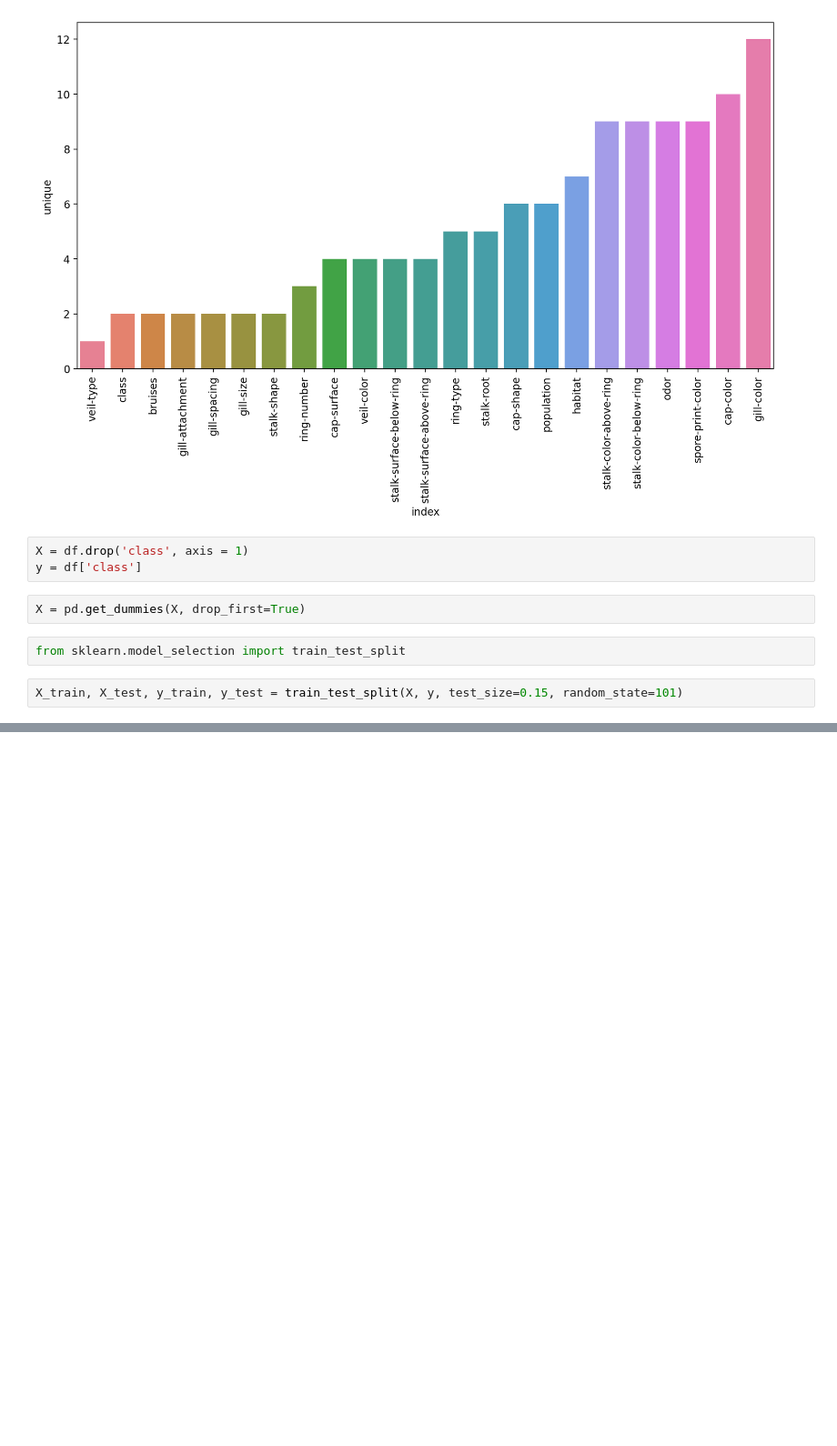
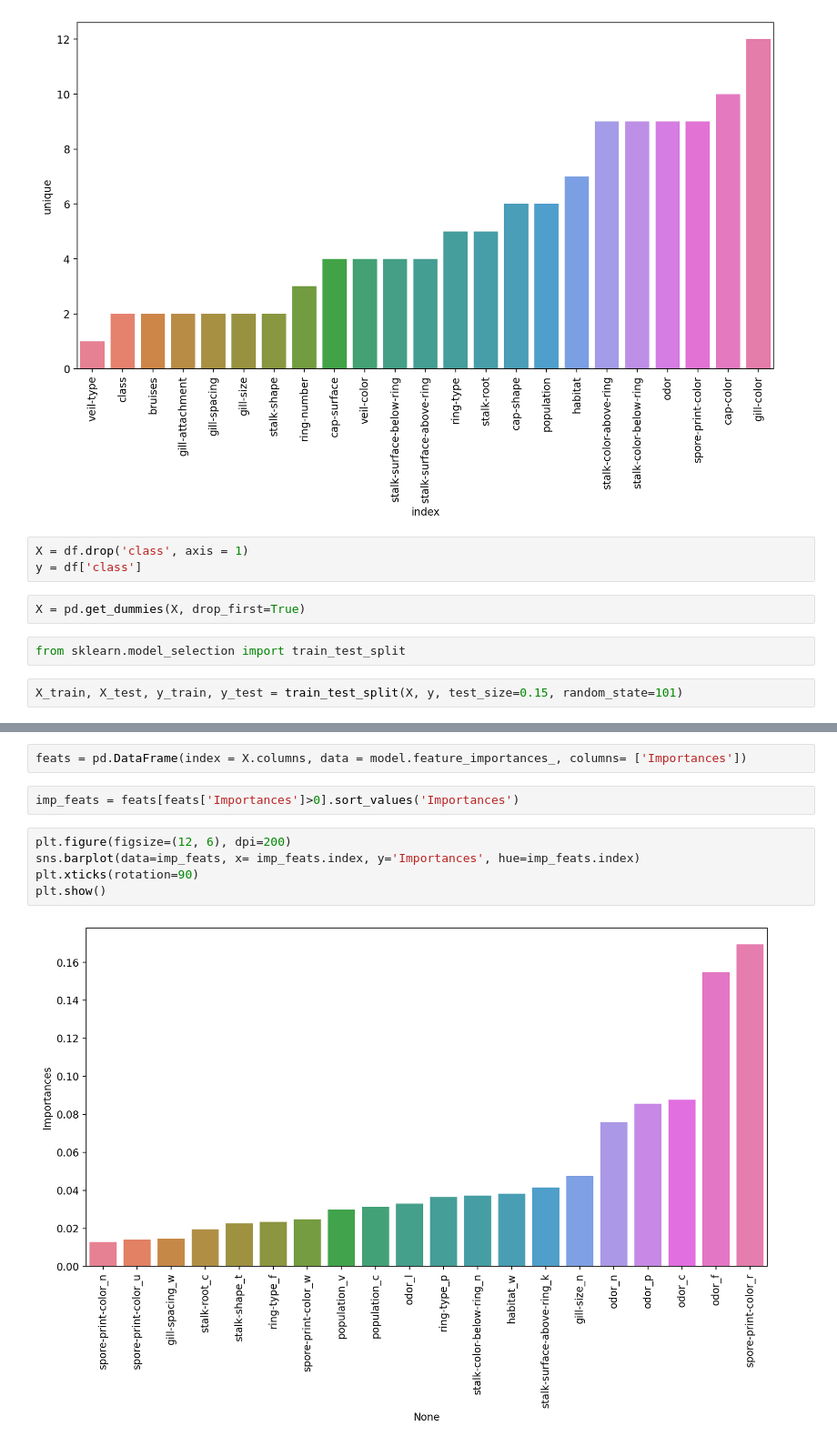
Before and after one commit to DHANA5982/Machine-Learning-with-Python-Lr, a Jupyter notebook: Boosting/Adaptive Boosting Mushroom.ipynb, the cells around one changed output, grey strips where cells are left out. Shown at 91% size. Saved outputs shown, nothing was run; the diff lists cells and outputs as text; blank space fills up the shorter version.

```diff
--- a/Boosting/Adaptive Boosting Mushroom.ipynb
+++ b/Boosting/Adaptive Boosting Mushroom.ipynb
@@ -112,0 +242,11 @@ X_train, X_test, y_train, y_test = train_test_split(X, y, test_size=0.15, random
+# %%
+feats = pd.DataFrame(index = X.columns, data = model.feature_importances_, columns= ['Importances'])
+# %%
+imp_feats = feats[feats['Importances']>0].sort_values('Importances')
+# %%
+plt.figure(figsize=(12, 6), dpi=200)
+sns.barplot(data=imp_feats, x= imp_feats.index, y='Importances', hue=imp_feats.index)
+plt.xticks(rotation=90)
+plt.show()
+# %% [output]
+[figure, added]
```
Also changed, not shown: parts of 14 cells of this notebook.
